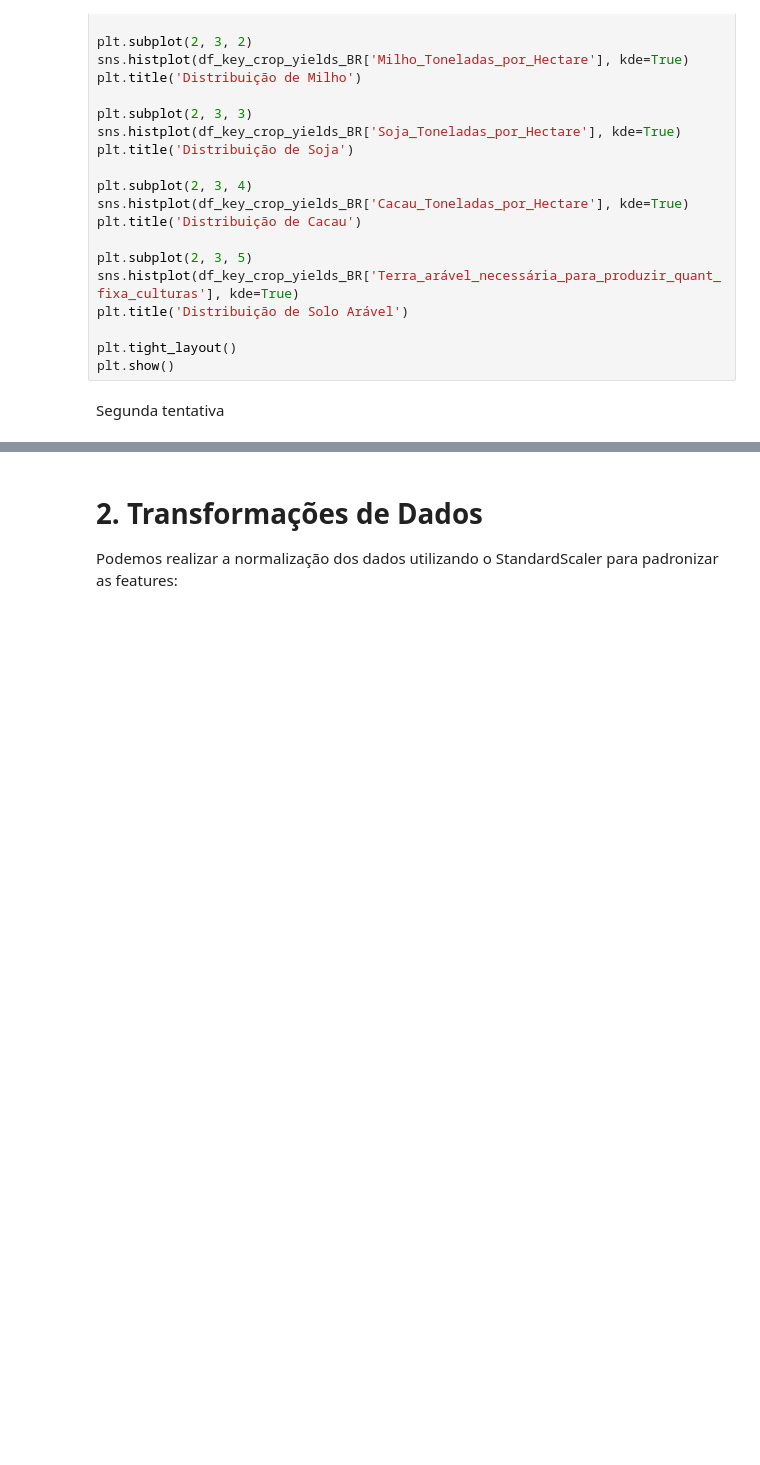
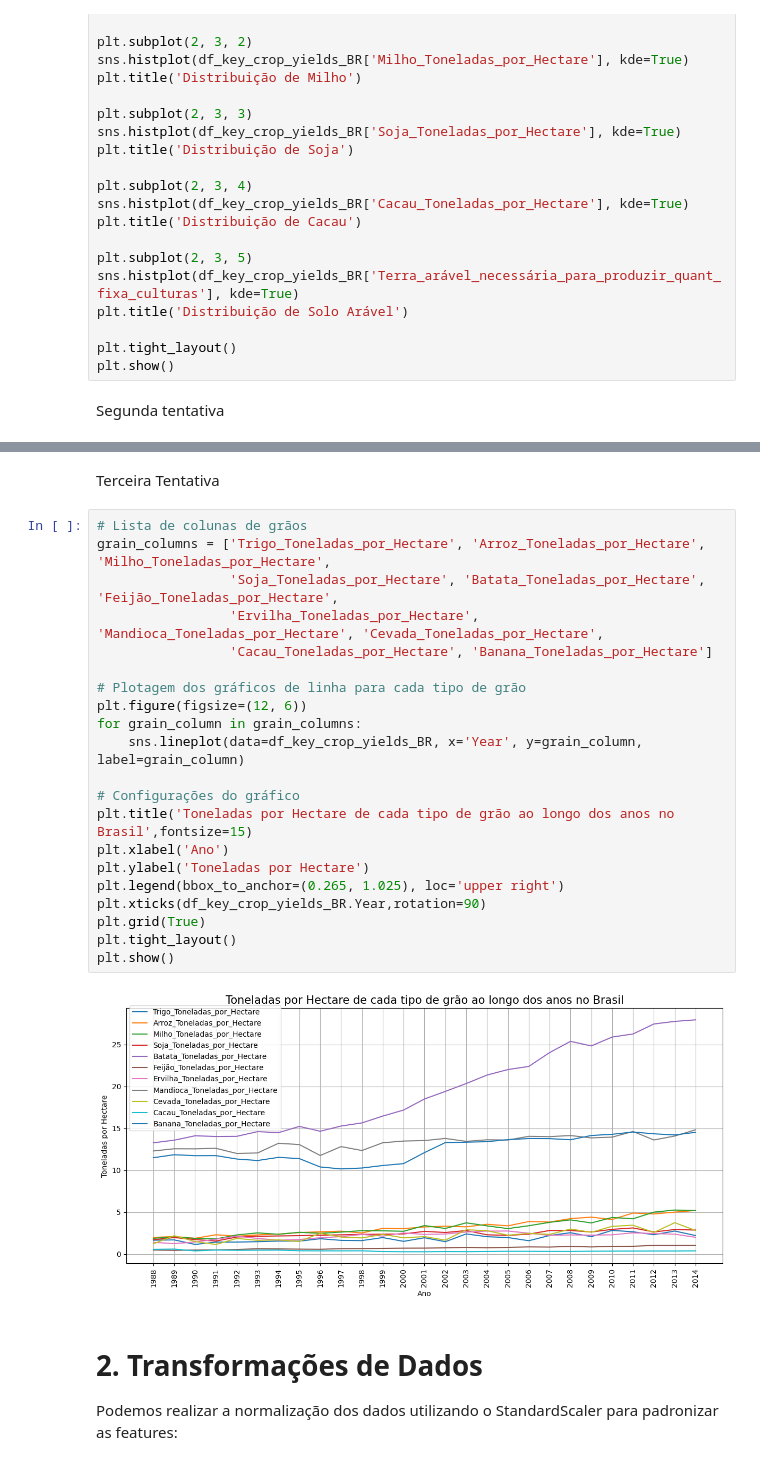
Before and after one commit to grupos4g4/AED, a Jupyter notebook: Aplicando_Aula_7_AED.ipynb, the cells around one changed output, grey strips where cells are left out. Drawn from its saved outputs; the diff is of its cells as text; blank space fills up the shorter version.

```diff
--- a/Aplicando_Aula_7_AED.ipynb
+++ b/Aplicando_Aula_7_AED.ipynb
@@ -288,3 +296,28 @@ plt.show()
+# %% [markdown]
+Terceira Tentativa
+# %%
+# Lista de colunas de grãos
+grain_columns = ['Trigo_Toneladas_por_Hectare', 'Arroz_Toneladas_por_Hectare', 'Milho_Toneladas_por_Hectare',
+                 'Soja_Toneladas_por_Hectare', 'Batata_Toneladas_por_Hectare', 'Feijão_Toneladas_por_Hectare',
+                 'Ervilha_Toneladas_por_Hectare', 'Mandioca_Toneladas_por_Hectare', 'Cevada_Toneladas_por_Hectare',
+                 'Cacau_Toneladas_por_Hectare', 'Banana_Toneladas_por_Hectare']
+
+# Plotagem dos gráficos de linha para cada tipo de grão
+plt.figure(figsize=(12, 6))
+for grain_column in grain_columns:
+    sns.lineplot(data=df_key_crop_yields_BR, x='Year', y=grain_column, label=grain_column)
+
+# Configurações do gráfico
+plt.title('Toneladas por Hectare de cada tipo de grão ao longo dos anos no Brasil',fontsize=15)
+plt.xlabel('Ano')
+plt.ylabel('Toneladas por Hectare')
+plt.legend(bbox_to_anchor=(0.265, 1.025), loc='upper right')
+plt.xticks(df_key_crop_yields_BR.Year,rotation=90)
+plt.grid(True)
+plt.tight_layout()
+plt.show()
+# %% [output]
+[figure, added]
 # %% [markdown]
 # 2. Transformações de Dados
 
```
Also changed, not shown: parts of 17 cells of this notebook.
